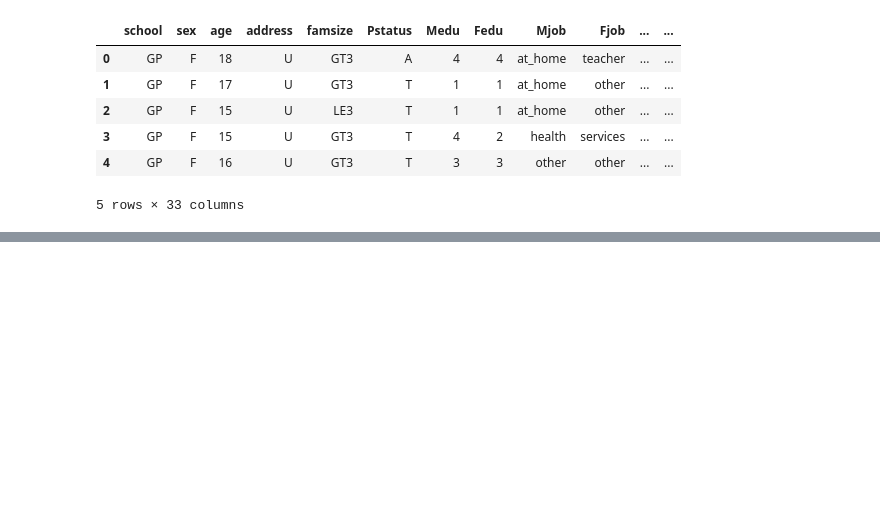
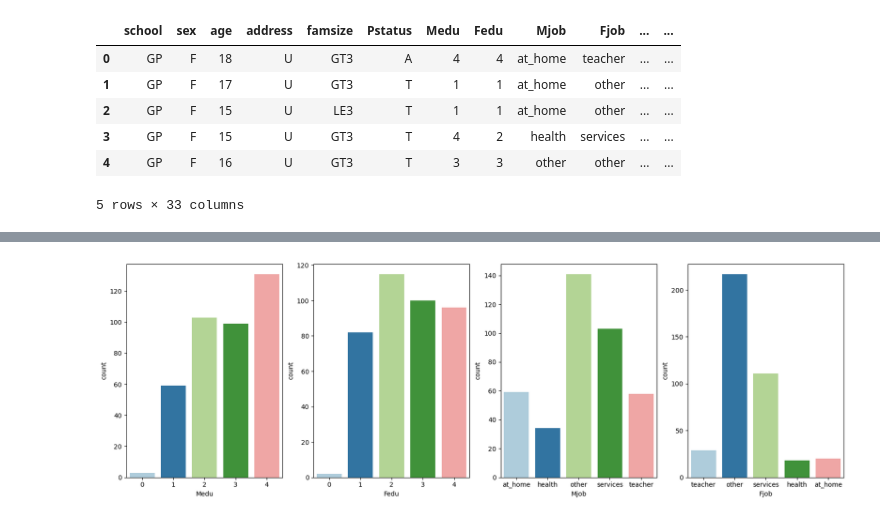
Before and after one commit to jaireid/student-performance, a Jupyter notebook: notebooks/1. EDA Student Performance.ipynb, the cells around one changed output, grey strips where cells are left out. Drawn from its saved outputs; the diff is of its cells as text; code cells hidden in the pictures; blank space fills up the shorter version.

```diff
--- a/notebooks/1. EDA Student Performance.ipynb
+++ b/notebooks/1. EDA Student Performance.ipynb
@@ -319,0 +344,10 @@ df.head()
+# %%
+fig, axs = plt.subplots(1, 4, figsize=(20,6))
+custom_palette = sns.color_palette('Paired')
+sns.countplot(data=df, x='Medu', palette=custom_palette, ax=axs[0])
+sns.countplot(data=df, x='Fedu', palette=custom_palette, ax=axs[1])
+sns.countplot(data=df, x='Mjob', palette=custom_palette, ax=axs[2])
+sns.countplot(data=df, x='Fjob', palette=custom_palette, ax=axs[3])
+plt.show()
+# %% [output]
+[figure, added]
```
Also changed, not shown: parts of 7 cells of this notebook.
